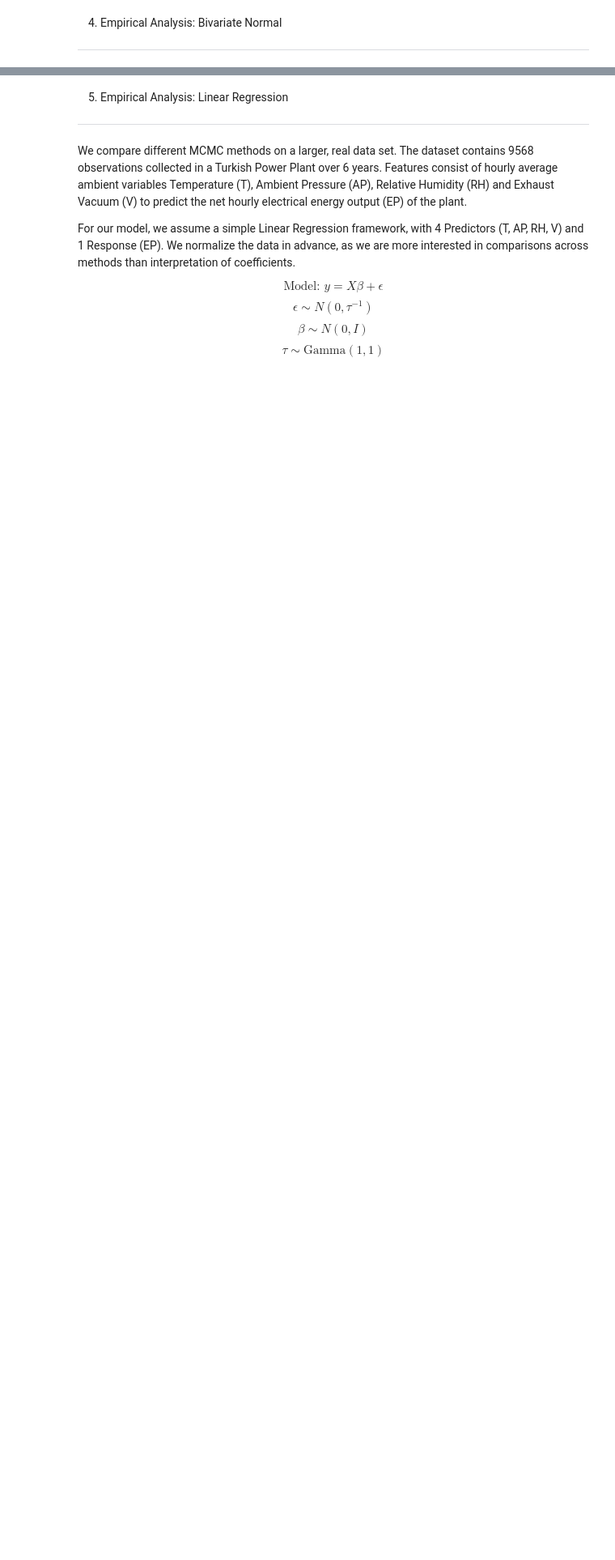
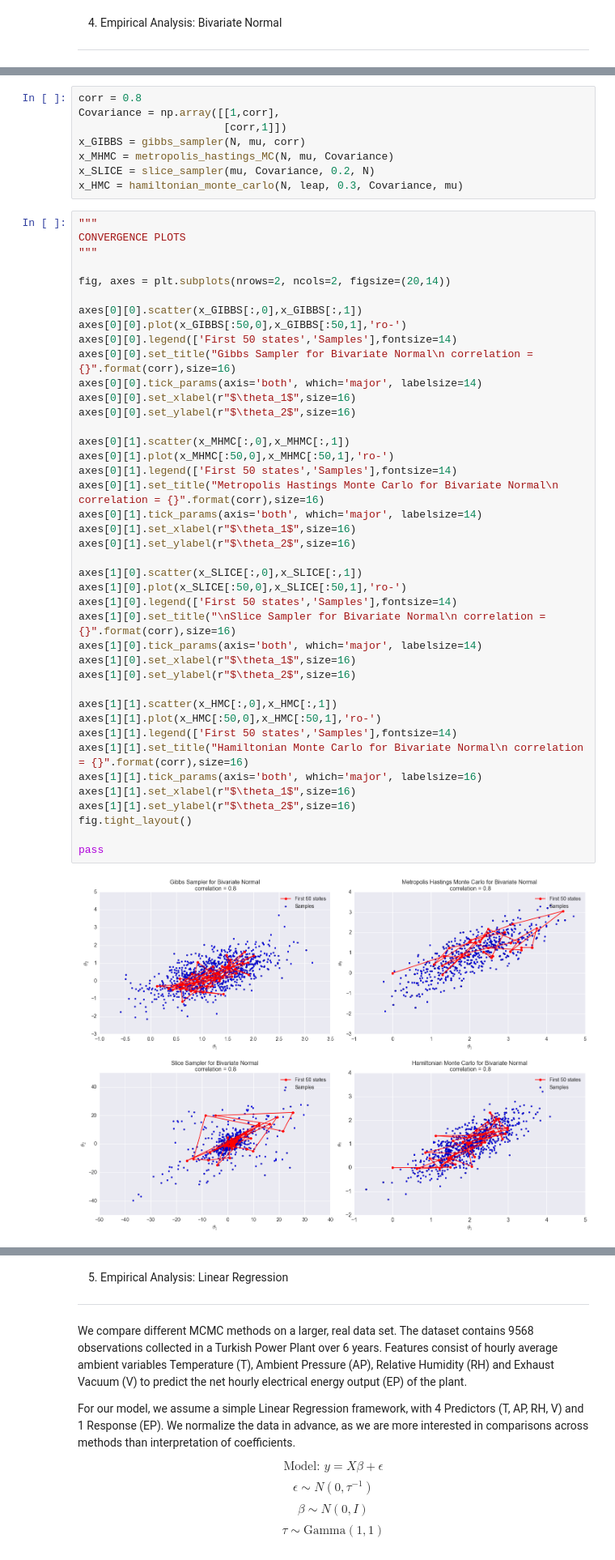
Before and after one commit to ilanman/STA663, a Jupyter notebook: Hamiltonian_Monte_Carlo.ipynb, the cells around one changed output, grey strips where cells are left out. Shown at 81% size. Drawn from its saved outputs; the diff is of its cells as text; blank space fills up the shorter version.

```diff
--- a/Hamiltonian_Monte_Carlo.ipynb
+++ b/Hamiltonian_Monte_Carlo.ipynb
@@ -597,0 +603,51 @@ The traceplots above show the convergence to one of the parameters, $\theta_1$.
+# %%
+corr = 0.8
+Covariance = np.array([[1,corr],
+                       [corr,1]])
+x_GIBBS = gibbs_sampler(N, mu, corr)
+x_MHMC = metropolis_hastings_MC(N, mu, Covariance)
+x_SLICE = slice_sampler(mu, Covariance, 0.2, N)
+x_HMC = hamiltonian_monte_carlo(N, leap, 0.3, Covariance, mu)
+# %%
+"""
+CONVERGENCE PLOTS
+"""
+
+fig, axes = plt.subplots(nrows=2, ncols=2, figsize=(20,14))
+
+axes[0][0].scatter(x_GIBBS[:,0],x_GIBBS[:,1])
+axes[0][0].plot(x_GIBBS[:50,0],x_GIBBS[:50,1],'ro-')
+axes[0][0].legend(['First 50 states','Samples'],fontsize=14)
+axes[0][0].set_title("Gibbs Sampler for Bivariate Normal\n correlation = {}".format(corr),size=16)
+axes[0][0].tick_params(axis='both', which='major', labelsize=14)
+axes[0][0].set_xlabel(r"$\theta_1$",size=16)
+axes[0][0].set_ylabel(r"$\theta_2$",size=16)
+
+axes[0][1].scatter(x_MHMC[:,0],x_MHMC[:,1])
+axes[0][1].plot(x_MHMC[:50,0],x_MHMC[:50,1],'ro-')
+axes[0][1].legend(['First 50 states','Samples'],fontsize=14)
+axes[0][1].set_title("Metropolis Hastings Monte Carlo for Bivariate Normal\n correlation = {}".format(corr),size=16)
+axes[0][1].tick_params(axis='both', which='major', labelsize=14)
+axes[0][1].set_xlabel(r"$\theta_1$",size=16)
+axes[0][1].set_ylabel(r"$\theta_2$",size=16)
+
+axes[1][0].scatter(x_SLICE[:,0],x_SLICE[:,1])
+axes[1][0].plot(x_SLICE[:50,0],x_SLICE[:50,1],'ro-')
+axes[1][0].legend(['First 50 states','Samples'],fontsize=14)
+axes[1][0].set_title("\nSlice Sampler for Bivariate Normal\n correlation = {}".format(corr),size=16)
+axes[1][0].tick_params(axis='both', which='major', labelsize=14)
+axes[1][0].set_xlabel(r"$\theta_1$",size=16)
+axes[1][0].set_ylabel(r"$\theta_2$",size=16)
+
+axes[1][1].scatter(x_HMC[:,0],x_HMC[:,1])
+axes[1][1].plot(x_HMC[:50,0],x_HMC[:50,1],'ro-')
+axes[1][1].legend(['First 50 states','Samples'],fontsize=14)
+axes[1][1].set_title("Hamiltonian Monte Carlo for Bivariate Normal\n correlation = {}".format(corr),size=16)
+axes[1][1].tick_params(axis='both', which='major', labelsize=16)
+axes[1][1].set_xlabel(r"$\theta_1$",size=16)
+axes[1][1].set_ylabel(r"$\theta_2$",size=16)
+fig.tight_layout()
+
+pass
+# %% [output]
+[figure, added]
```
Also changed, not shown: parts of 29 cells of this notebook.
